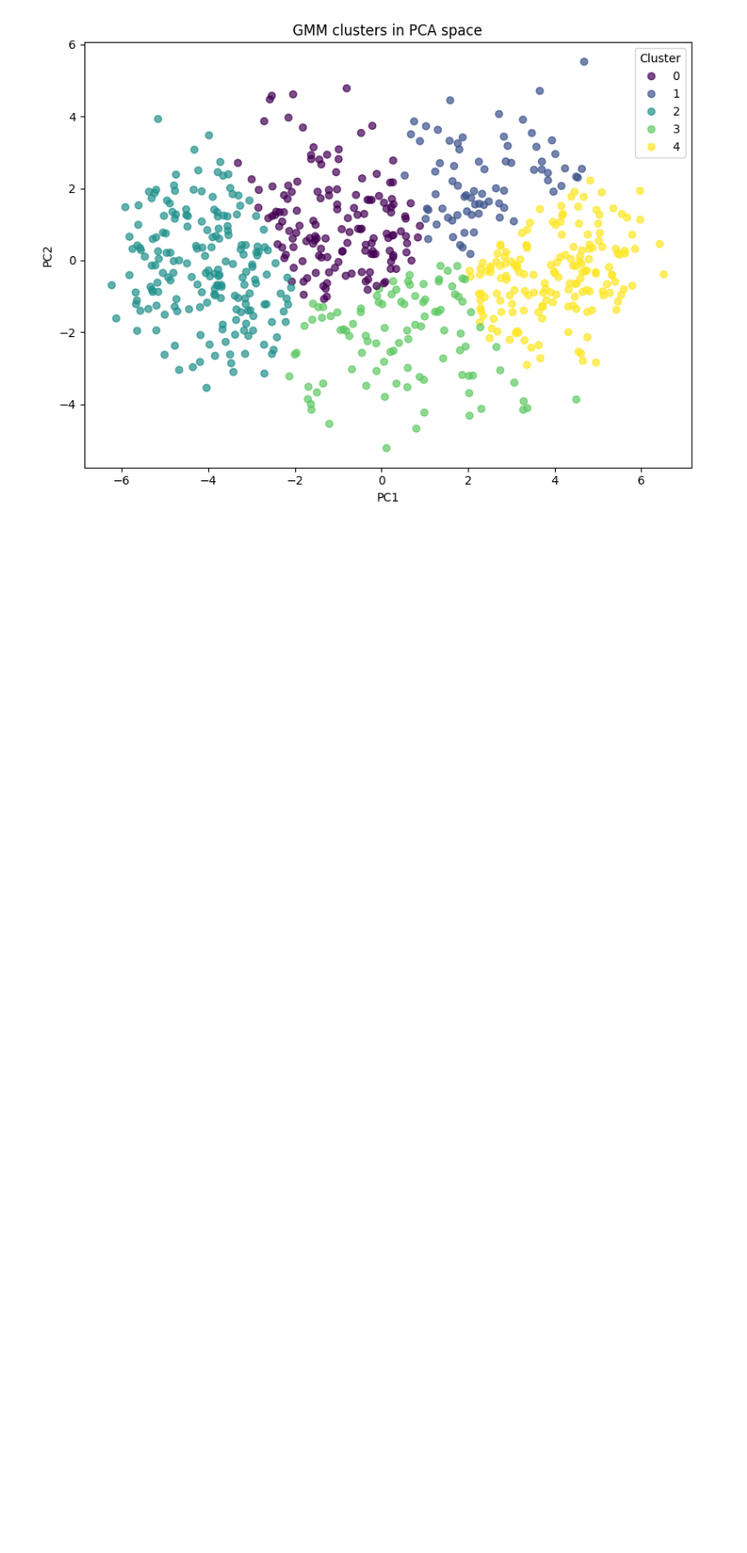
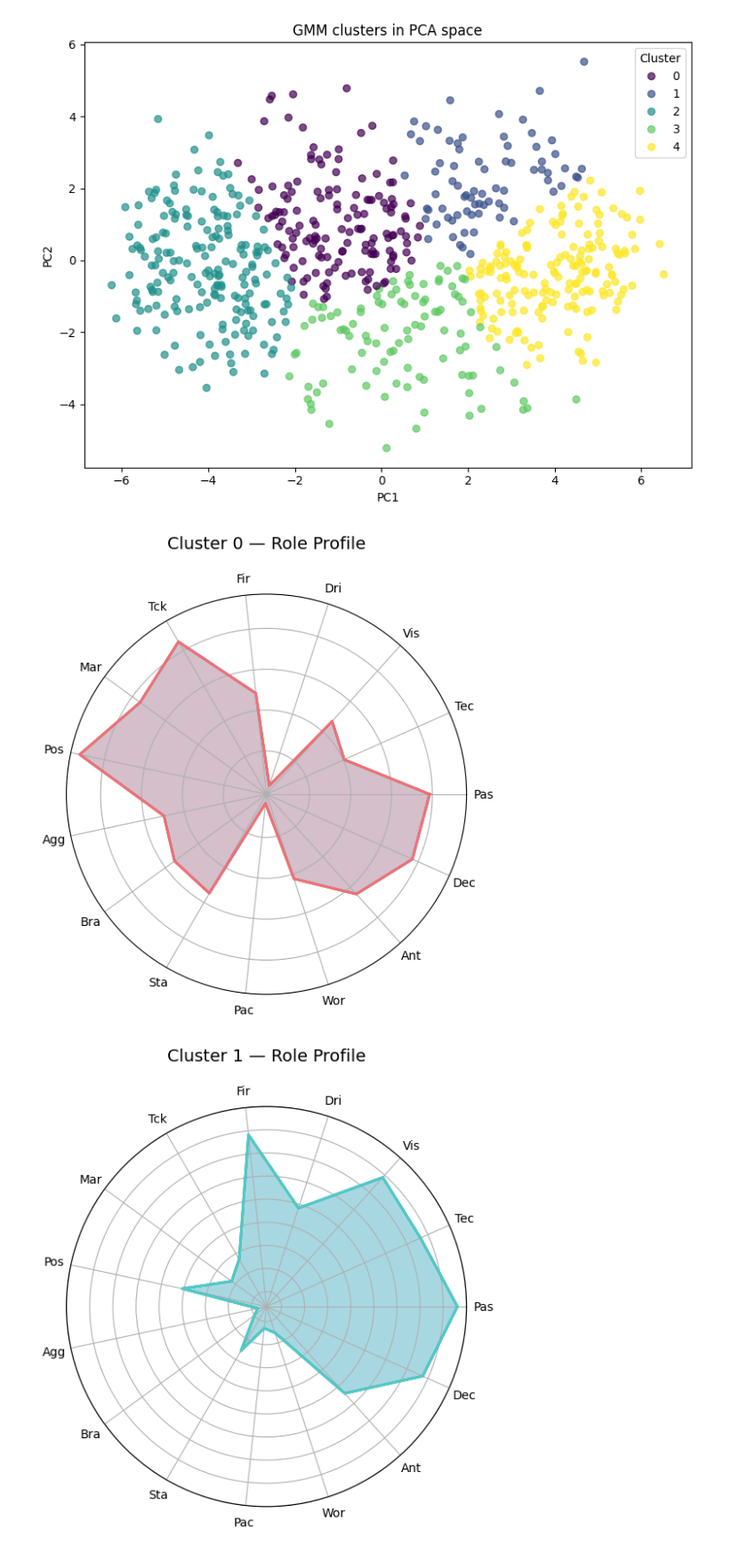
Before and after one commit to rounakk001/FootPlays-Football-Player-Role-Clustering-Tactical-Analysis, a Jupyter notebook: notebooks/pca-gmm/k5.ipynb, the cells around one changed output. Shown: that part at 89% size. Saved outputs shown, nothing was run; the diff lists cells and outputs as text; code cells hidden in the pictures; blank space fills up the shorter version.

```diff
--- a/notebooks/pca-gmm/k5.ipynb
+++ b/notebooks/pca-gmm/k5.ipynb
@@ -191,0 +238,6 @@ plot_pca_scatter(X_pca, df_with_clusters.rename(columns={"role_cluster":"cluster
+# %%
+for c in cluster_means.index:
+    plot_radar(cluster_means, radar_attrs, c)
+# %% [output]
+[figure, added]
+[figure, added]
```
Also changed, not shown: parts of 3 cells of this notebook, 3 other files.
